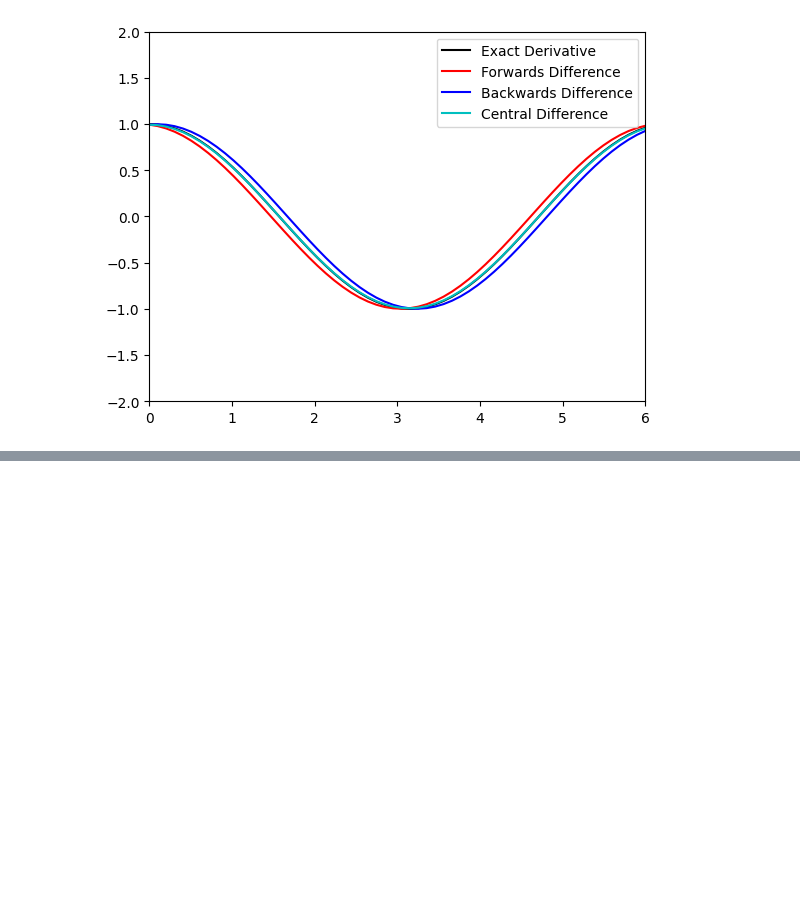
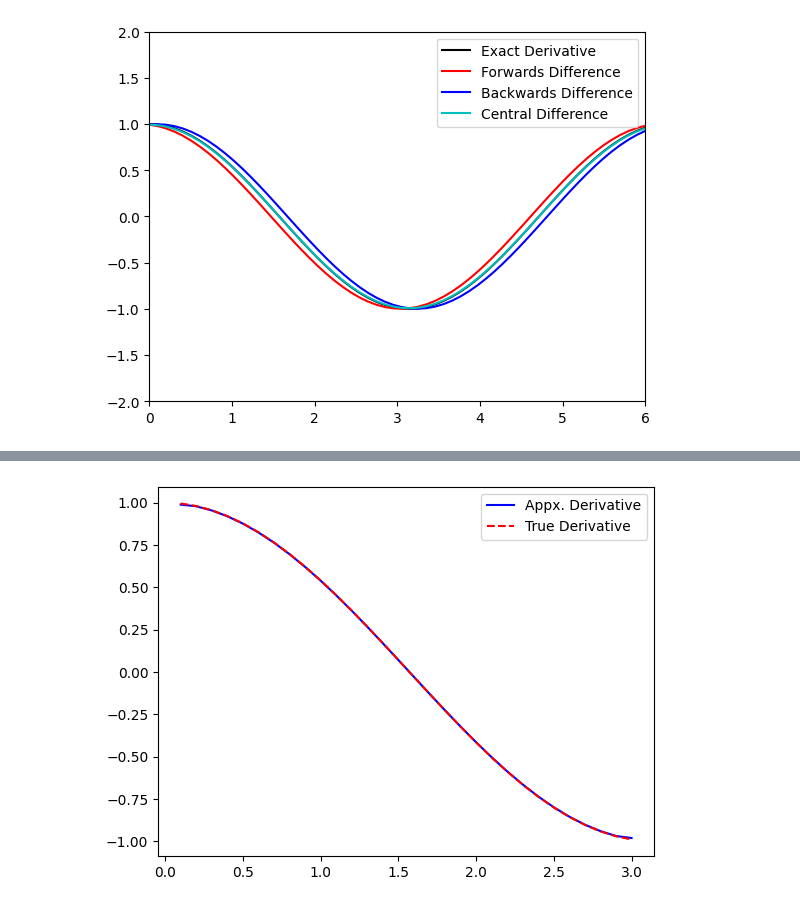
Before and after one commit to isotnek/continuing_education, a Jupyter notebook: ME564/programmatic_diff_eq.ipynb, the cells around one changed output, grey strips where cells are left out. Saved outputs shown, nothing was run; the diff lists cells and outputs as text; code cells hidden in the pictures; blank space fills up the shorter version.

Commit message:
numerical integration methods
Signed-off-by: Ian Sotnek <ian.sotnek@gmail.com>

```diff
--- a/ME564/programmatic_diff_eq.ipynb
+++ b/ME564/programmatic_diff_eq.ipynb
@@ -317,0 +334,19 @@ plt.show()
+# %%
+dx = x[1] - x[0]
+
+dfdx = np.zeros(n)
+# %%
+dfdx[0] = (f[1] - f[0]) / (x[1] - x[0]) # Use forward method for 1st datapoint
+
+for i in range (1, n-1):
+    dfdx[i] = (f[i+1] - f[i-1]) / (x[i+1] - x[i-1]) # Use central method for middle datapoints
+
+dfdx[-1] = (f[-1] - f[-2]) / (x[-1] - x[-2]) # Use backwards method for last datapoint
+
+plt.figure
+plt.plot(x, dfdx, 'b', label = 'Appx. Derivative')
+plt.plot(x, np.cos(x), 'r--', label = 'True Derivative')
+plt.legend()
+plt.show()
+# %% [output]
+[figure, added]
```
Also changed, not shown: parts of 12 cells of this notebook.
